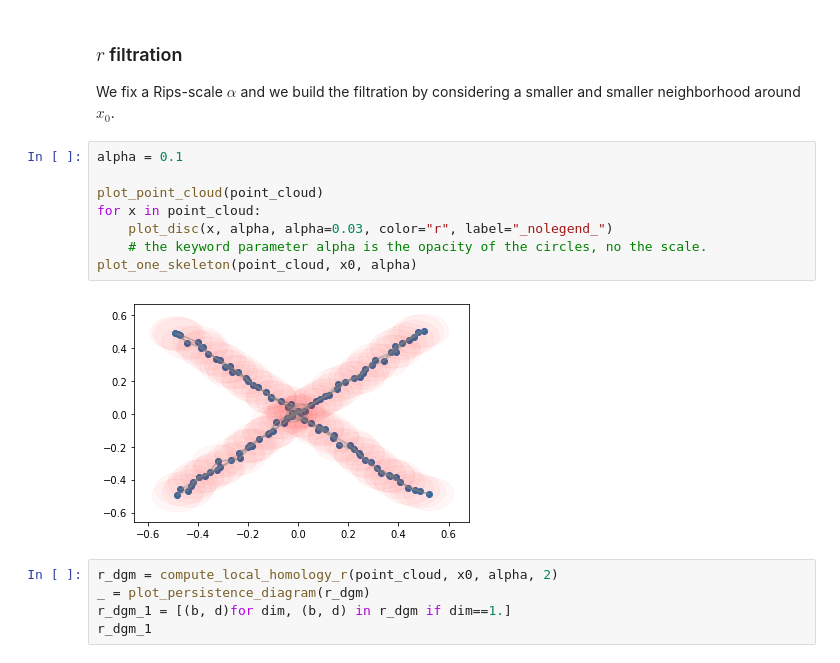
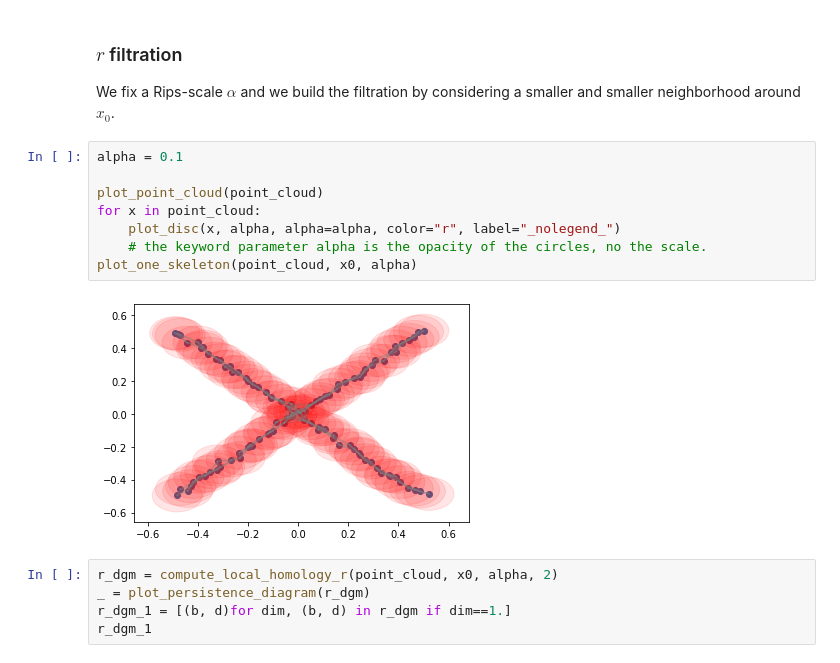
Before and after one commit to wreise/local_homology, a Jupyter notebook: notebooks/Tutorial.ipynb, the cells around one changed output. Saved outputs shown, nothing was run; the diff lists cells and outputs as text.

```diff
--- a/notebooks/Tutorial.ipynb
+++ b/notebooks/Tutorial.ipynb
@@ -61,13 +59,13 @@ We fix a Rips-scale $\alpha$ and we build the filtration by considering a smalle
 # %%
 alpha = 0.1
 
 plot_point_cloud(point_cloud)
 for x in point_cloud:
-    plot_disc(x, alpha, alpha=0.03, color="r", label="_nolegend_")
+    plot_disc(x, alpha, alpha=alpha, color="r", label="_nolegend_")
     # the keyword parameter alpha is the opacity of the circles, no the scale.
 plot_one_skeleton(point_cloud, x0, alpha)
 # %% [output]
-[figure, old version]
+[figure, new version]
 # %%
 r_dgm = compute_local_homology_r(point_cloud, x0, alpha, 2)
 _ = plot_persistence_diagram(r_dgm)
```
Also changed, not shown: parts of 22 cells of this notebook, 2 other files.
